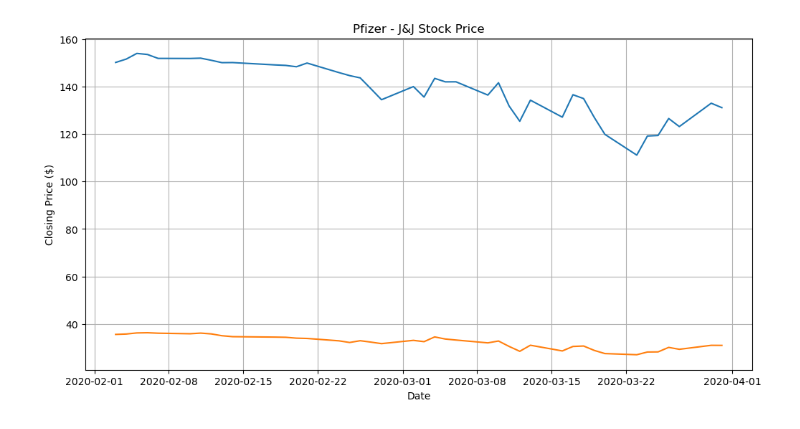
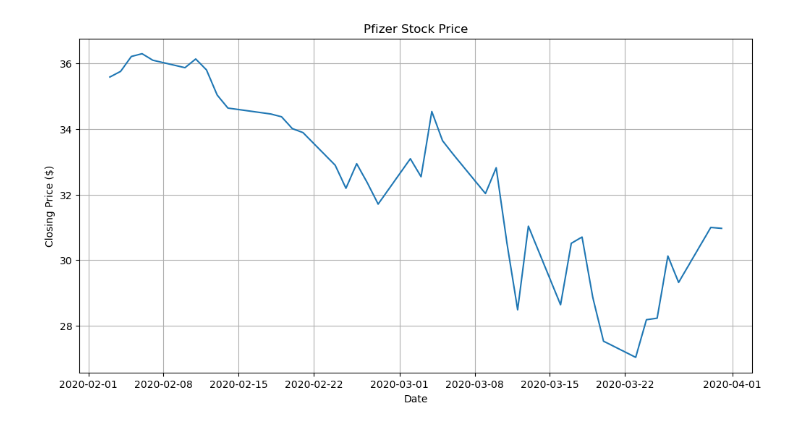
Before and after one commit to javierja/coderen, a Jupyter notebook: desafio/DesafioEntregable.ipynb, the cells around one changed output. Cells and saved outputs as stored; diff of their text form; code cells hidden in the pictures.

```diff
--- a/desafio/DesafioEntregable.ipynb
+++ b/desafio/DesafioEntregable.ipynb
@@ -52,7 +49,7 @@ import yfinance as yf
 import matplotlib.pyplot as plt
 # %%
 # Define the ticker symbol for Pfizer y Johnson & Johnson "JNJ"
-ticker = ['PFE', 'JNJ']
+ticker = ['PFE']
 
 # Seteo las fechas desde y hasta (meses donde comienza la pandemia)
 start_date = "2020-02-01"
@@ -85,14 +81,14 @@ data
 # %%
 plt.figure(figsize=(12, 6))
 plt.plot(data['Close'])
-plt.title('Pfizer - J&J Stock Price')
+plt.title('Pfizer Stock Price')
 plt.xlabel('Date')
 plt.ylabel('Closing Price ($)')
 plt.grid(True)
 plt.show()
 #En el gráfico puede verse un fuerte caída de ambas empresas hacia marzo de 2020
 # %% [output]
-[figure, old version]
+[figure, new version]
 # %%
 # Introduzco las fechas desde que se comienza a comercializar la vacuna del COVID-19, durante un periodo de 2 años (11-20 y 11-22)
 covid_start_date = "2020-11-01"
```
Also changed, not shown: parts of 14 cells of this notebook.
